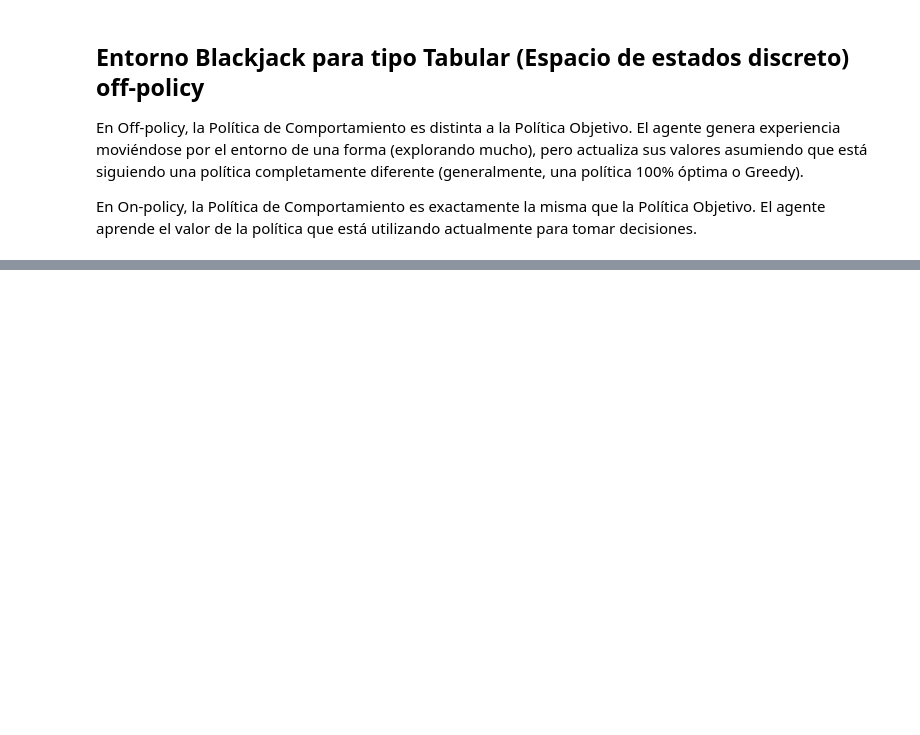
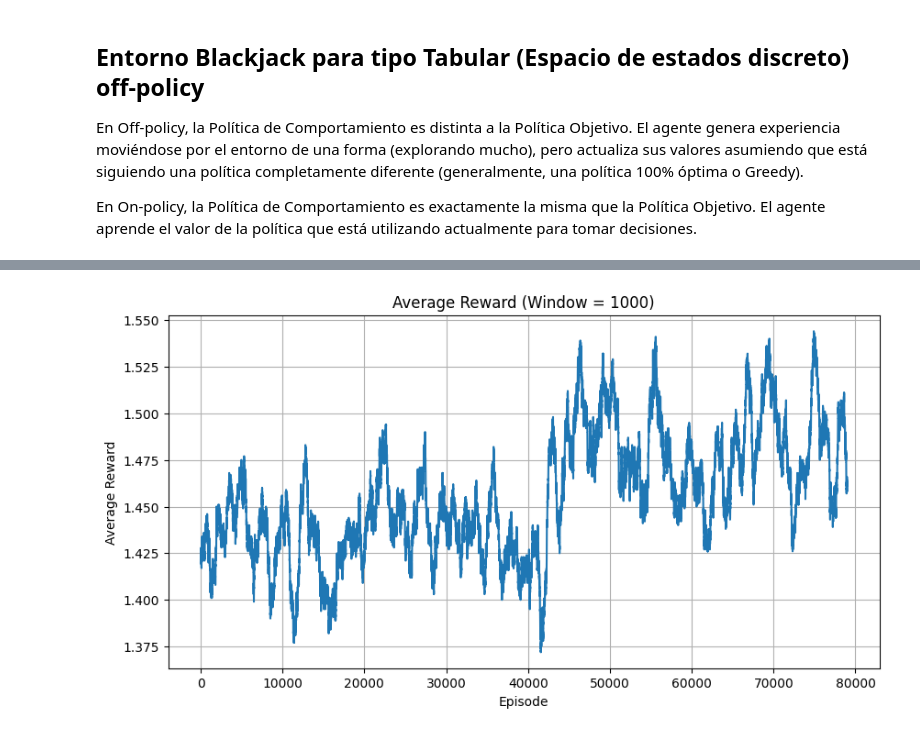
Before and after one commit to kikaymusic/EscuderoRodriguezSanchez, a Jupyter notebook: Entornos_Complejos/notebook_tabular.ipynb, the cells around one changed output, grey strips where cells are left out. Cells and saved outputs as stored; diff of their text form; code cells hidden in the pictures; blank space fills up the shorter version.

```diff
--- a/Entornos_Complejos/notebook_tabular.ipynb
+++ b/Entornos_Complejos/notebook_tabular.ipynb
@@ -74,0 +149,6 @@ state, info = env.reset(seed=SEMILLA)
+# %%
+
+# 2) f(t) = len(episodio_t)
+plot_rewards(episode_lengths, window=1000)
+# %% [output]
+[figure, added]
```
Also changed, not shown: parts of 12 cells of this notebook, 7 other files.
